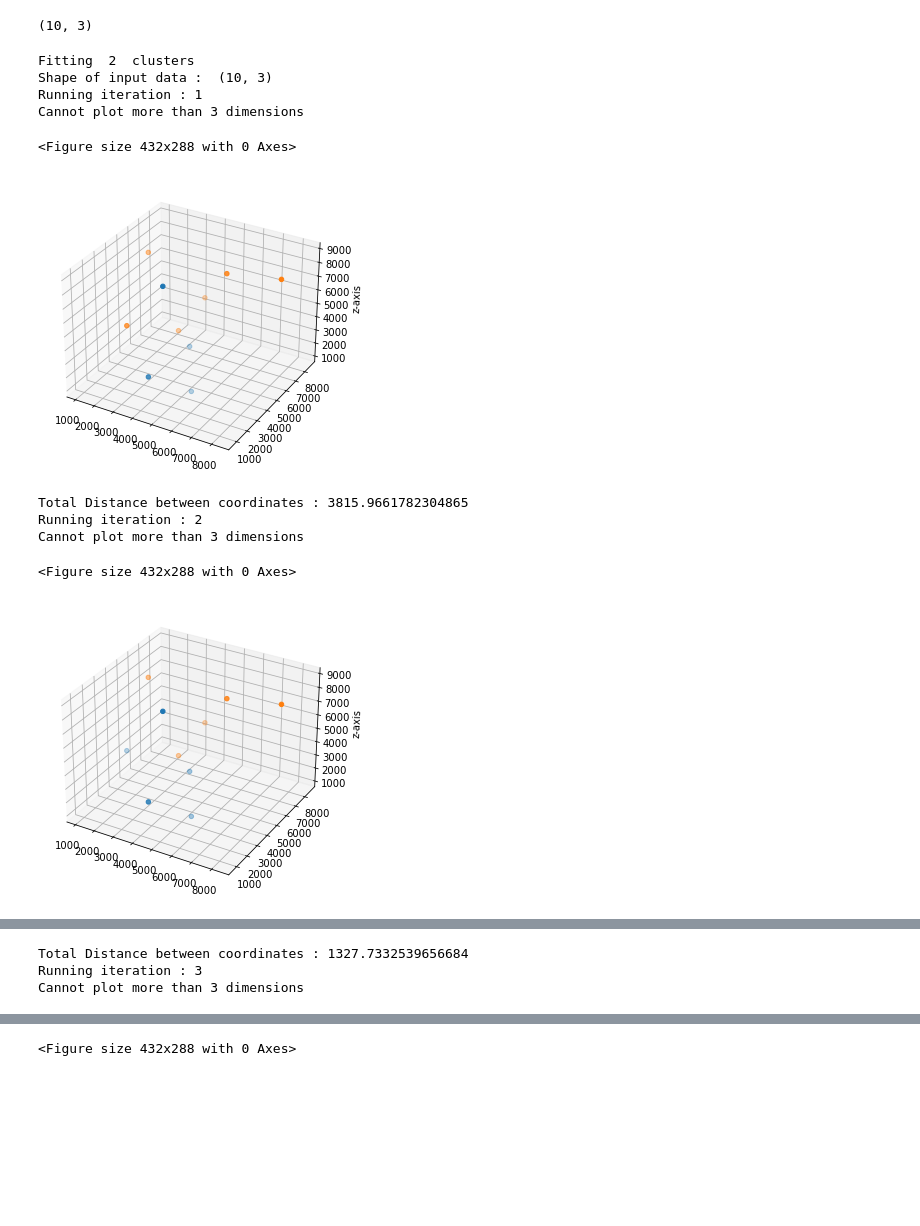
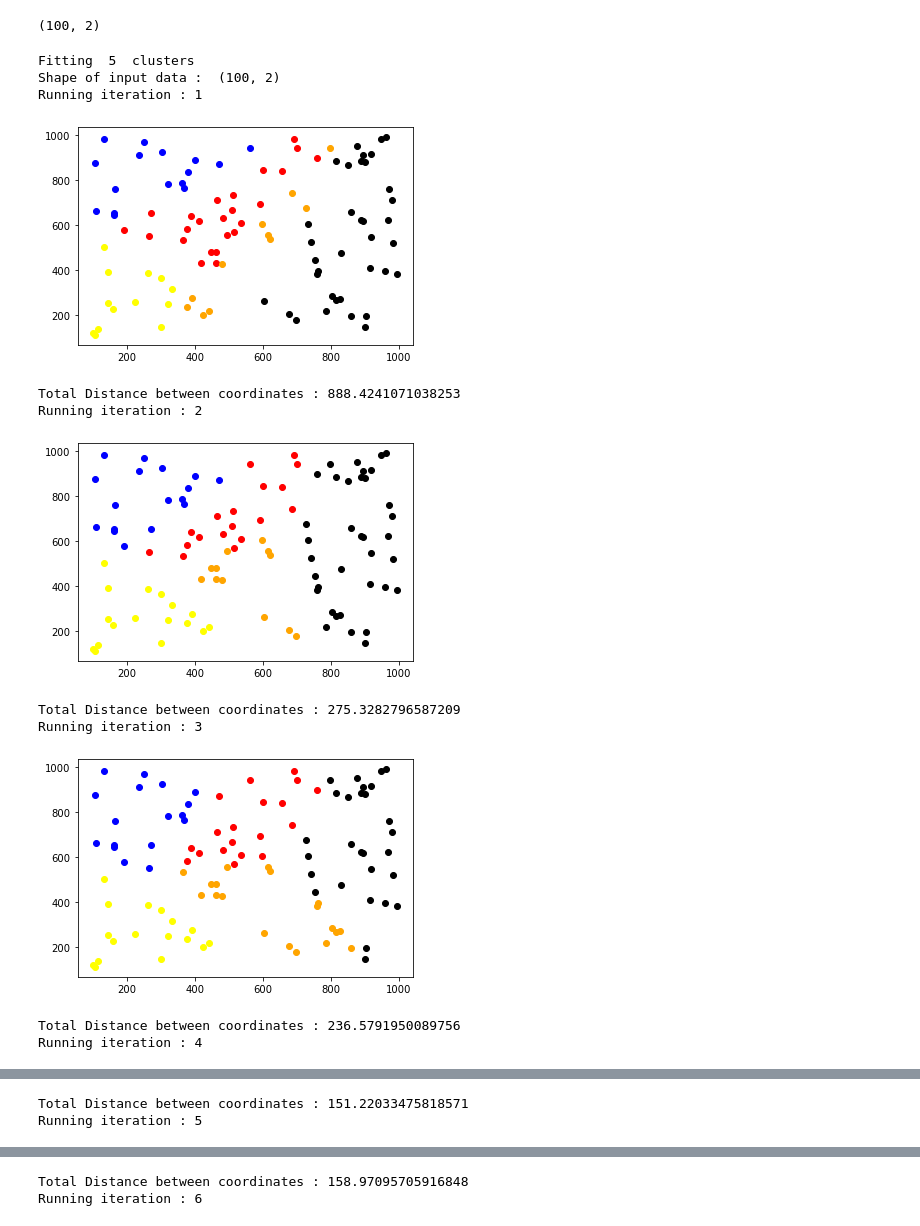
Before and after one commit to Tarungarg98/ML_Algos, a Jupyter notebook: KMeans Scratch.ipynb, the cells around one changed output, grey strips where cells are left out. Cells and saved outputs as stored; diff of their text form; code cells hidden in the pictures; blank space fills up the shorter version.

```diff
--- a/KMeans Scratch.ipynb
+++ b/KMeans Scratch.ipynb
@@ -19,22 +19,23 @@ def generate_random_points_n_spaces(x1,x2,no_of_points,dim=3):
         coordinates.append(tuple(xyx))
     return np.array(coordinates)
 
-coordinates=generate_random_points_n_spaces(x1=100,x2=10000,no_of_points=10,dim=3)
+coordinates=generate_random_points_n_spaces(x1=100,x2=1000,no_of_points=100,dim=2)
 coordinates.shape
 # %% [output]
-(10, 3)
+(100, 2)
 # %%
-obj=Unsupervised_TG.KMeans_TG(coordinates,no_of_clusters=2,plot=2,max_iter=30)
-obj.main()
+obj=Unsupervised_TG.KMeans_TG(coordinates,no_of_clusters=5,plot=2,max_iter=30)
+obj.fit()
 # %% [output]
-Fitting  2  clusters
-Shape of input data :  (10, 3)
+Fitting  5  clusters
+Shape of input data :  (100, 2)
 Running iteration : 1
-Cannot plot more than 3 dimensions
+[figure, new version]
-<Figure size 432x288 with 0 Axes>
+Total Distance between coordinates : 888.4241071038253
+Running iteration : 2
-[figure, old version]
+[figure, new version]
-Total Distance between coordinates : 3815.9661782304865
-Running iteration : 2
-Cannot plot more than 3 dimensions
+Total Distance between coordinates : 275.3282796587209
+Running iteration : 3
+[figure, new version]
-<Figure size 432x288 with 0 Axes>
+Total Distance between coordinates : 236.5791950089756
+Running iteration : 4
-[figure, old version]
@@ -41,3 +43,2 @@ Cannot plot more than 3 dimensions
-Total Distance between coordinates : 1327.7332539656684
-Running iteration : 3
-Cannot plot more than 3 dimensions
+Total Distance between coordinates : 151.22033475818571
+Running iteration : 5
@@ -44 +46,2 @@ Cannot plot more than 3 dimensions
-<Figure size 432x288 with 0 Axes>
+Total Distance between coordinates : 158.97095705916848
+Running iteration : 6
```
Also changed, not shown: parts of 3 cells of this notebook, 1 other file.
